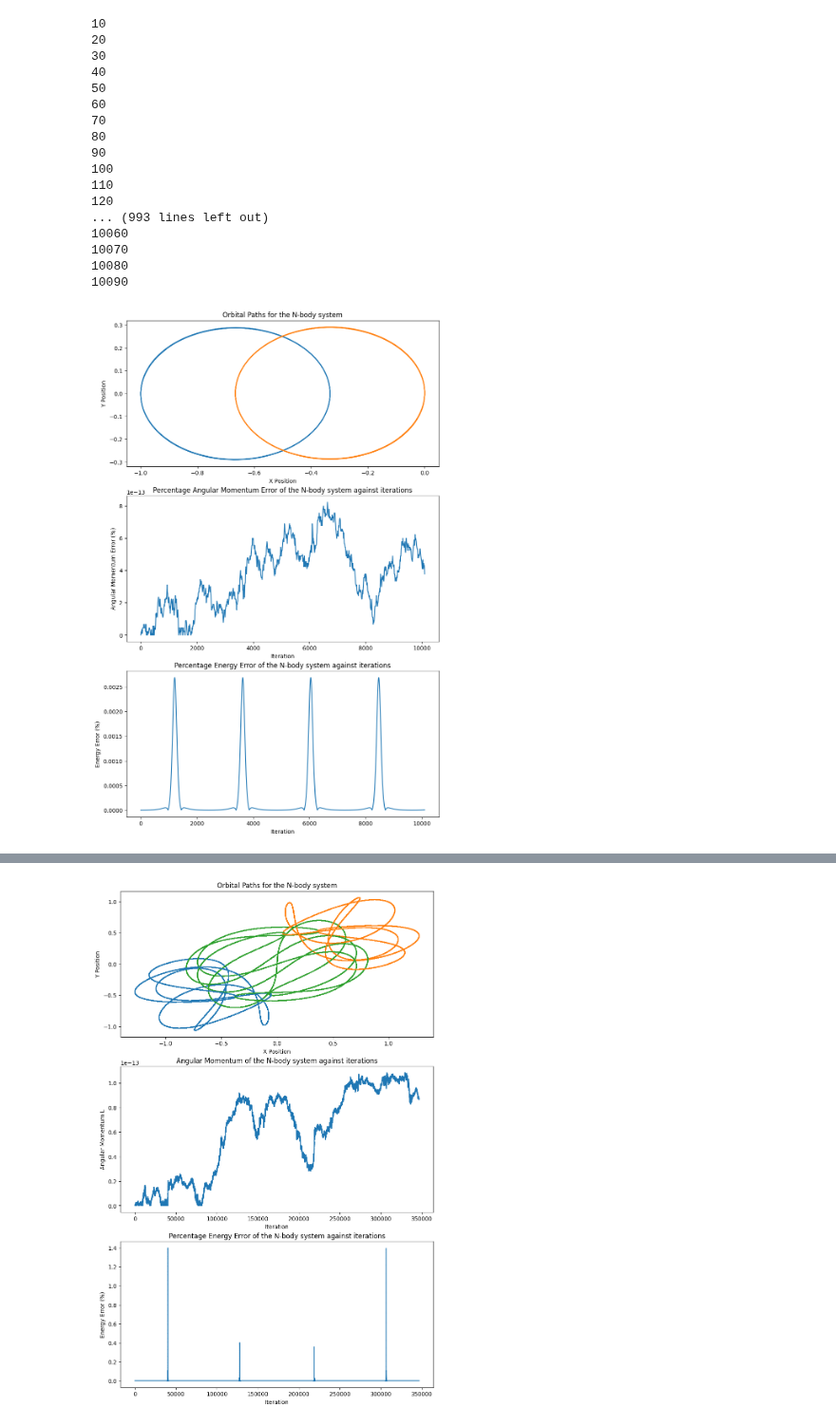
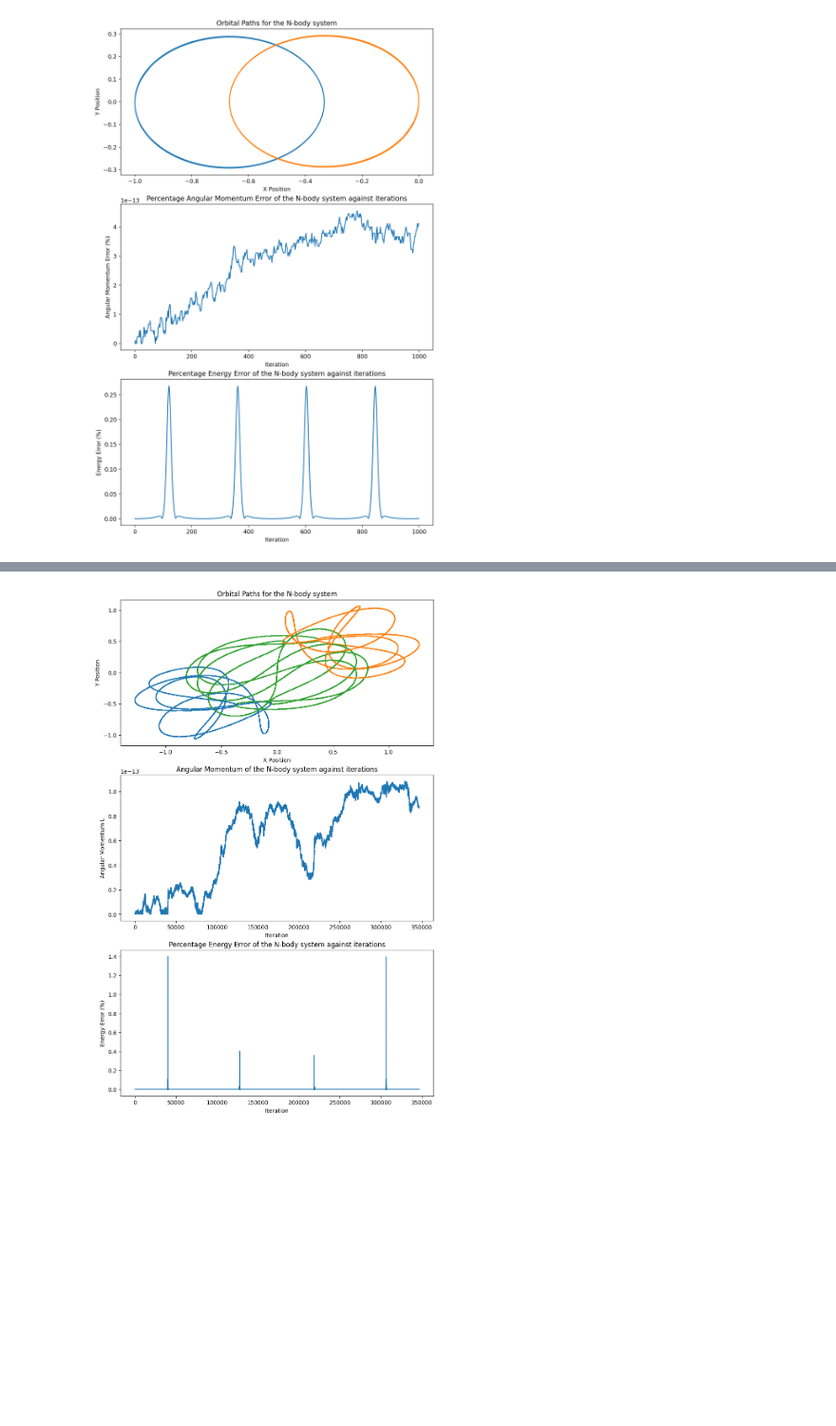
Before and after one commit to BryceDixon/Computational, a Jupyter notebook: assesment2/test.ipynb, the cells around one changed output, grey strips where cells are left out. Shown at 95% size. Saved outputs shown, nothing was run; the diff lists cells and outputs as text; code cells hidden in the pictures; blank space fills up the shorter version.

```diff
--- a/assesment2/test.ipynb
+++ b/assesment2/test.ipynb
@@ -11,28 +11,11 @@ v = np.array([(0,1,0),(0,0,0)])
 # %%
 pos = np.array([(-1,0,0),(0,0,0)])
 mass = (1,1)
 fixed_mass = [0,0]
 v = np.array([(0,1,0),(0,0,0)])
-nbody.nbody(10100, 0.001, pos, v, mass, use_grav = False, fixed_mass = fixed_mass, softening = 0.01, plotting_num = 1000 )
+nbody.nbody(1000, 0.01, pos, v, mass, use_grav = False, fixed_mass = fixed_mass, softening = 0.01, plotting_num = 500)
 # %% [output]
-10
-20
-30
-40
-50
-60
-70
-80
-90
-100
-110
-120
-... (993 lines left out)
-10060
-10070
-10080
-10090
-[figure, old version]
+[figure, new version]
 # %%
 p1 = 0.513938
 p2 = 0.304736
```
Also changed, not shown: parts of 3 cells of this notebook, 2 other files.
